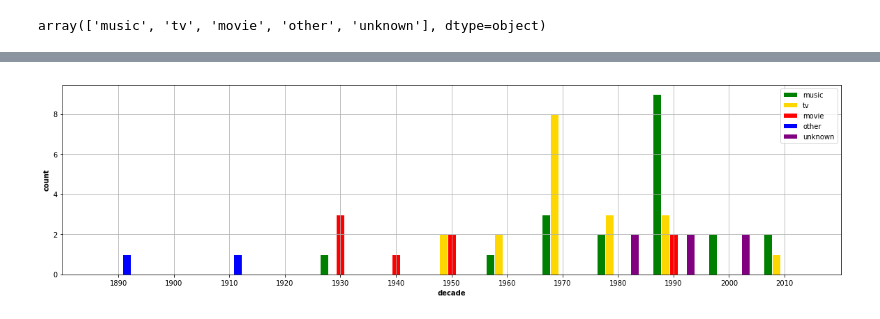
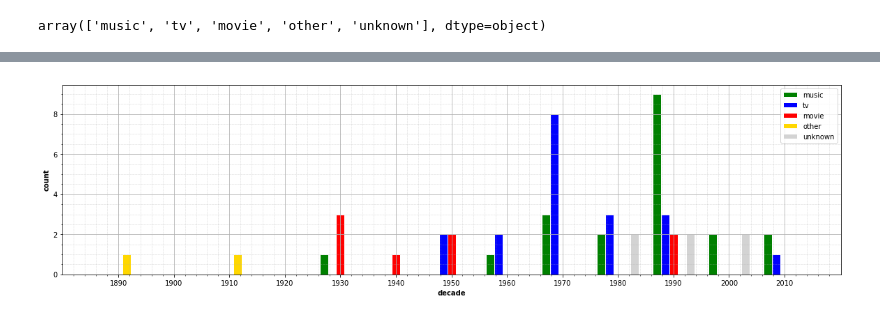
Before and after one commit to SagiNandKishore/project-1, a Jupyter notebook: Chris_summary.ipynb, the cells around one changed output, grey strips where cells are left out. Cells and saved outputs as stored; diff of their text form; code cells hidden in the pictures.

```diff
--- a/Chris_summary.ipynb
+++ b/Chris_summary.ipynb
@@ -38,31 +31,33 @@ other = [1, 0, 1, 0, 0, 0, 0, 0, 0, 0, 0, 0, 0]
 # %%
 # set width of bar
 plt.figure(figsize=[20,5])
 
 barWidth = .15
 
 # Set position of bar on X axis
 r1 = np.arange(len(music))
 r2 = [x + barWidth for x in r1]
 r3 = [x + barWidth for x in r2]
 r4 = [x + barWidth for x in r3]
 r5 = [x + barWidth for x in r4]
 
 # Make the plot
 plt.bar(r1, music, color='green', width=barWidth, edgecolor='white', label='music')
-plt.bar(r2, tv, color='gold', width=barWidth, edgecolor='white', label='tv')
+plt.bar(r2, tv, color='blue', width=barWidth, edgecolor='white', label='tv')
 plt.bar(r3, movie, color='red', width=barWidth, edgecolor='white', label='movie')
-plt.bar(r4, other, color='blue', width=barWidth, edgecolor='white', label='other')
-plt.bar(r5, unknown, color='purple', width=barWidth, edgecolor='white', label='unknown')
+plt.bar(r4, other, color='gold', width=barWidth, edgecolor='white', label='other')
+plt.bar(r5, unknown, color='lightgray', width=barWidth, edgecolor='white', label='unknown')
 
 # Add xticks on the middle of the group bars
 plt.xlabel('decade', fontweight='bold')
 plt.ylabel('count', fontweight='bold')
+plt.minorticks_on()
 plt.xticks(r3,np.arange(1890,2020,10))
 
 # Create legend & Show graphic
 plt.legend()
-plt.grid() # do something with this...
+plt.grid(which = 'minor', linestyle = ':',linewidth = '0.5') # do something with this...
+plt.grid(which = 'major', linestyle = '-')
 plt.show()
 # %% [output]
-[figure, old version]
+[figure, new version]
```
Also changed, not shown: parts of 1 cell of this notebook.
